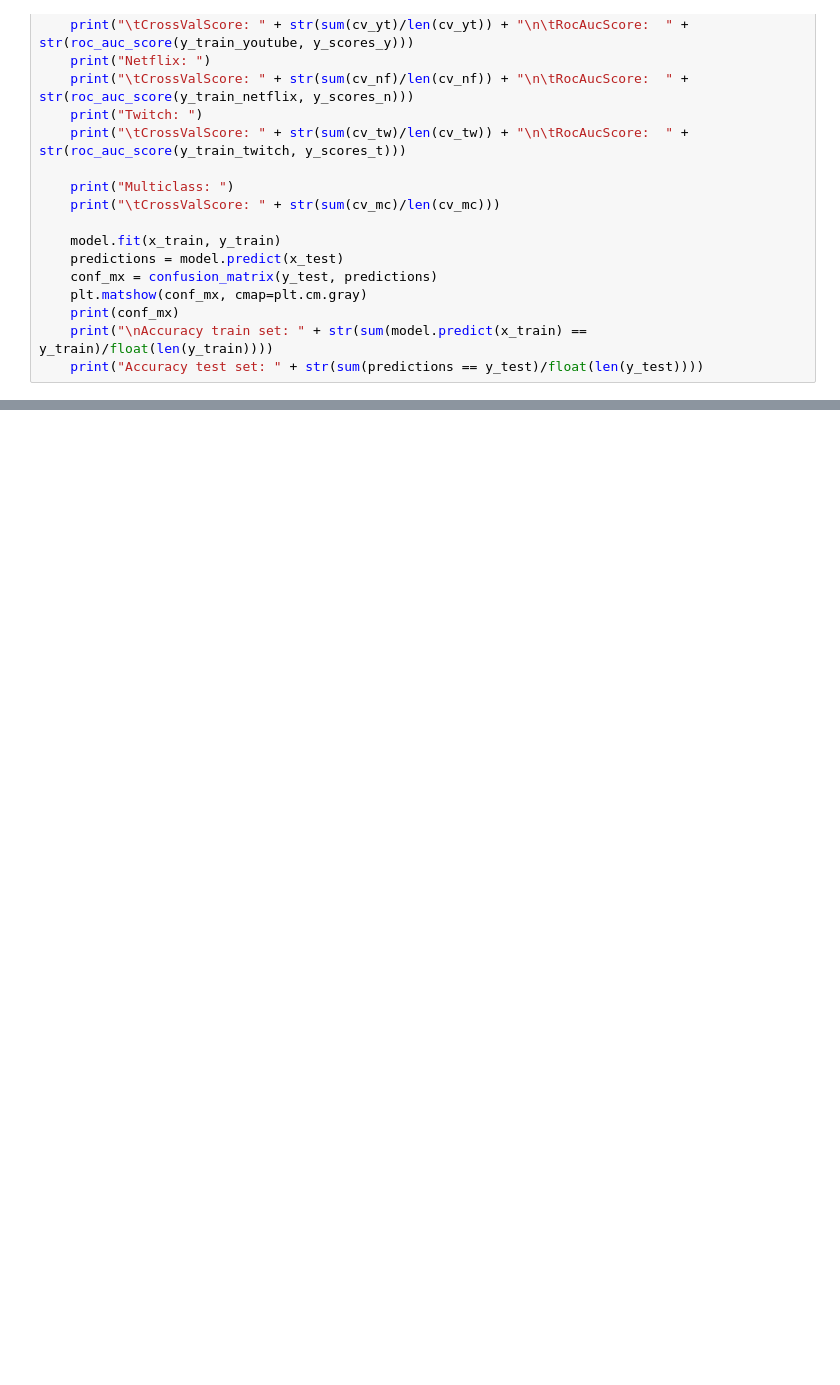
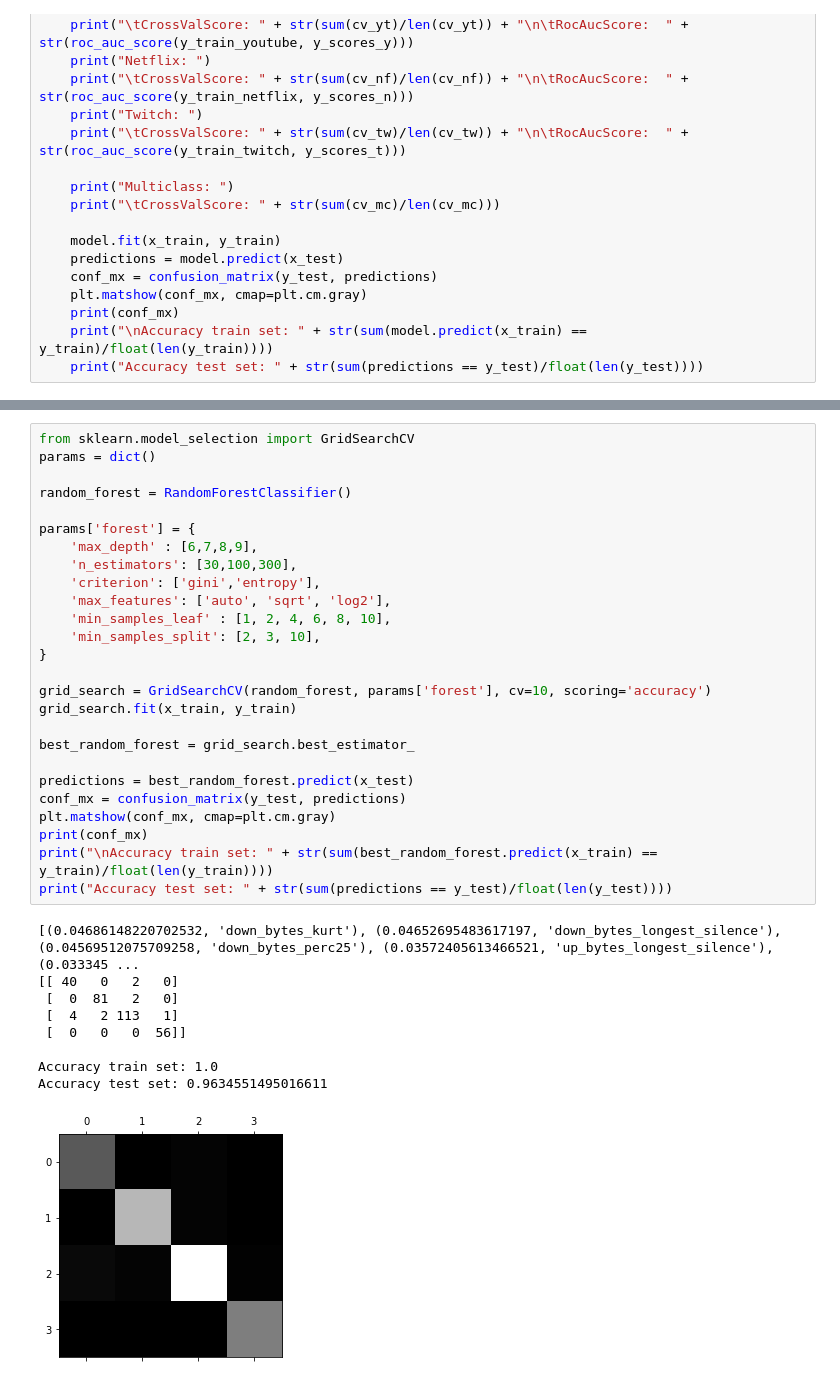
Before and after one commit to alagoa/application-identification, a Jupyter notebook: analysis/dosmt.ipynb, the cells around one changed output, grey strips where cells are left out. Saved outputs shown, nothing was run; the diff lists cells and outputs as text; blank space fills up the shorter version.

```diff
--- a/analysis/dosmt.ipynb
+++ b/analysis/dosmt.ipynb
@@ -573,0 +521,36 @@ Accuracy test set: 0.9356435643564357
+# %%
+from sklearn.model_selection import GridSearchCV
+params = dict()
+
+random_forest = RandomForestClassifier()
+
+params['forest'] = {
+    'max_depth' : [6,7,8,9],
+    'n_estimators': [30,100,300],
+    'criterion': ['gini','entropy'],
+    'max_features': ['auto', 'sqrt', 'log2'],
+    'min_samples_leaf' : [1, 2, 4, 6, 8, 10],
+    'min_samples_split': [2, 3, 10],
+}
+
+grid_search = GridSearchCV(random_forest, params['forest'], cv=10, scoring='accuracy')
+grid_search.fit(x_train, y_train)
+
+best_random_forest = grid_search.best_estimator_
+
+predictions = best_random_forest.predict(x_test)
+conf_mx = confusion_matrix(y_test, predictions)
+plt.matshow(conf_mx, cmap=plt.cm.gray)
+print(conf_mx)
+print("\nAccuracy train set: " + str(sum(best_random_forest.predict(x_train) == y_train)/float(len(y_train))))
+print("Accuracy test set: " + str(sum(predictions == y_test)/float(len(y_test))))
+# %% [output]
+[(0.04686148220702532, 'down_bytes_kurt'), (0.04652695483617197, 'down_bytes_longest_silence'), (0.04569512075709258, 'down_bytes_perc25'), (0.03572405613466521, 'up_bytes_longest_silence'), (0.033345 ...
+[[ 40   0   2   0]
+ [  0  81   2   0]
+ [  4   2 113   1]
+ [  0   0   0  56]]
+
+Accuracy train set: 1.0
+Accuracy test set: 0.9634551495016611
+[figure, added]
```
Also changed, not shown: parts of 7 cells of this notebook, 11 other files.
